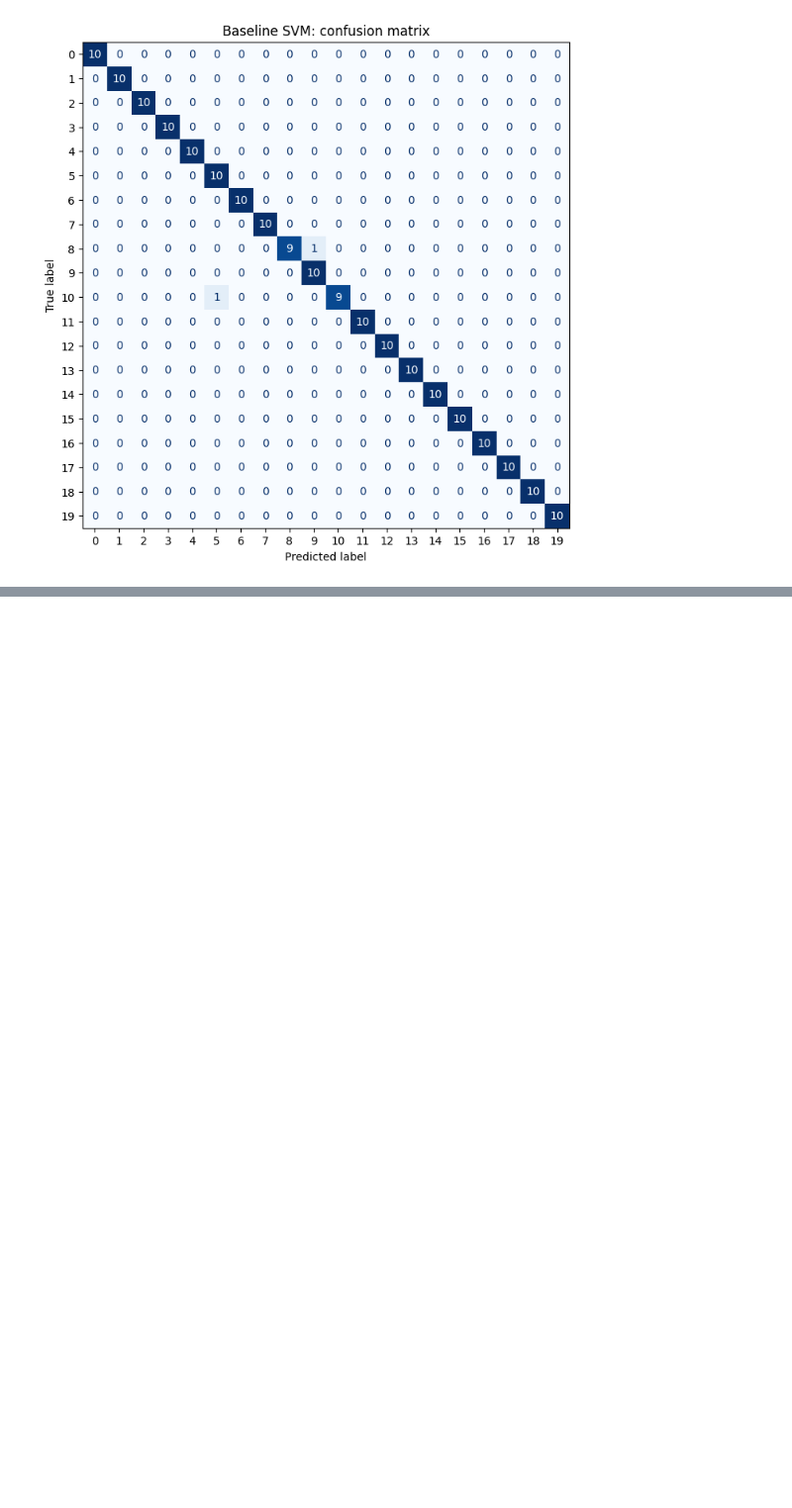
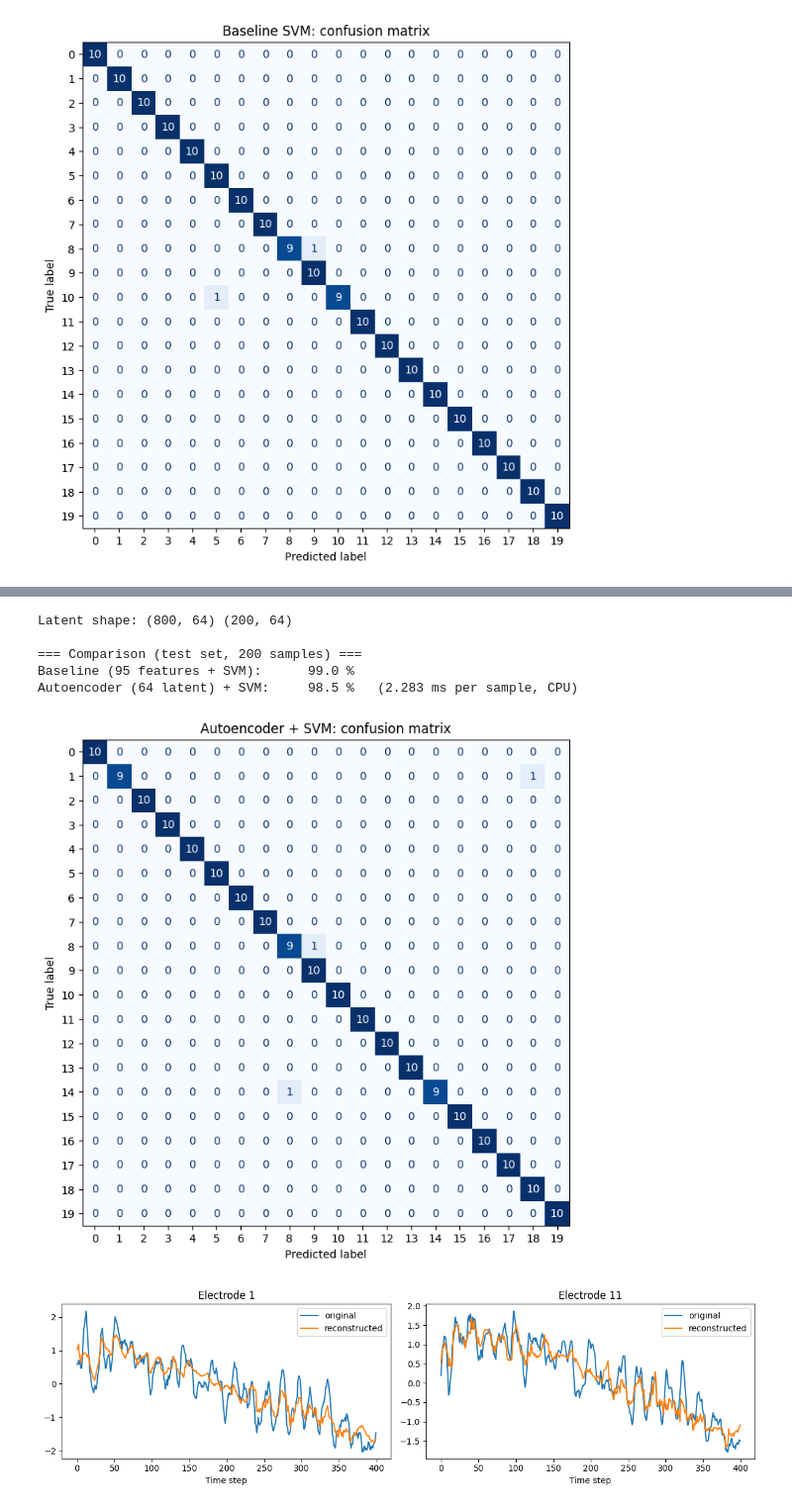
Before and after one commit to yokubbekovas/7november, a Jupyter notebook: Tactile_Midterm.ipynb, the cells around one changed output, grey strips where cells are left out. Shown at 99% size. Saved outputs shown, nothing was run; the diff lists cells and outputs as text; code cells hidden in the pictures; blank space fills up the shorter version.

```diff
--- a/Tactile_Midterm.ipynb
+++ b/Tactile_Midterm.ipynb
@@ -183,0 +293,59 @@ Prediction time: 0.149 ms per sample (on Colab CPU)
+# %%
+# --- 1) Extract 64-dim latent features with the trained encoder ---
+model.eval()
+with torch.no_grad():
+    Z_train = model.encode(Xtr_t.to(device)).cpu().numpy()
+    Z_test  = model.encode(Xte_t.to(device)).cpu().numpy()
+print("Latent shape:", Z_train.shape, Z_test.shape)
+
+# --- 2) SVM on latent features ---
+scaler_z = StandardScaler()
+Z_train_s = scaler_z.fit_transform(Z_train)
+Z_test_s  = scaler_z.transform(Z_test)
+
+svm_z = SVC(kernel="rbf", C=10, gamma="scale")
+svm_z.fit(Z_train_s, y_train)
+
+# --- 3) Evaluate (encoder + SVM time per sample) ---
+t0 = time.time()
+with torch.no_grad():
+    Z_tmp = model.encode(Xte_t.to(device)).cpu().numpy()
+y_pred_z = svm_z.predict(scaler_z.transform(Z_tmp))
+ms_ae = (time.time() - t0) / len(Xte_t) * 1000
+
+acc_base = accuracy_score(y_test, y_pred) * 100
+acc_ae   = accuracy_score(y_test, y_pred_z) * 100
+
+print("\n=== Comparison (test set, 200 samples) ===")
+print(f"Baseline (95 features + SVM):      {acc_base:.1f} %")
+print(f"Autoencoder (64 latent) + SVM:     {acc_ae:.1f} %   ({ms_ae:.3f} ms per sample, CPU)")
+
+# --- 4) Confusion matrix ---
+fig, ax = plt.subplots(figsize=(9, 8))
+ConfusionMatrixDisplay.from_predictions(y_test, y_pred_z, ax=ax, cmap="Blues", colorbar=False)
+plt.title("Autoencoder + SVM: confusion matrix")
+plt.show()
+
+# --- 5) Reconstruction example (test sample 0, two electrodes) ---
+with torch.no_grad():
+    rec, _ = model(Xte_t[:1].to(device))
+rec = rec.cpu().numpy()[0, 0]
+orig = Xte[0]
+
+fig, axes = plt.subplots(1, 2, figsize=(12, 3.5))
+for ax, ch in zip(axes, [0, 10]):
+    ax.plot(orig[ch], label="original")
+    ax.plot(rec[ch], label="reconstructed")
+    ax.set_title(f"Electrode {ch + 1}")
+    ax.set_xlabel("Time step")
+    ax.legend()
+plt.tight_layout()
+plt.show()
+# %% [output]
+Latent shape: (800, 64) (200, 64)
+
+=== Comparison (test set, 200 samples) ===
+Baseline (95 features + SVM):      99.0 %
+Autoencoder (64 latent) + SVM:     98.5 %   (2.283 ms per sample, CPU)
+[figure, added]
+[figure, added]
```
Also changed, not shown: parts of 9 cells of this notebook.
